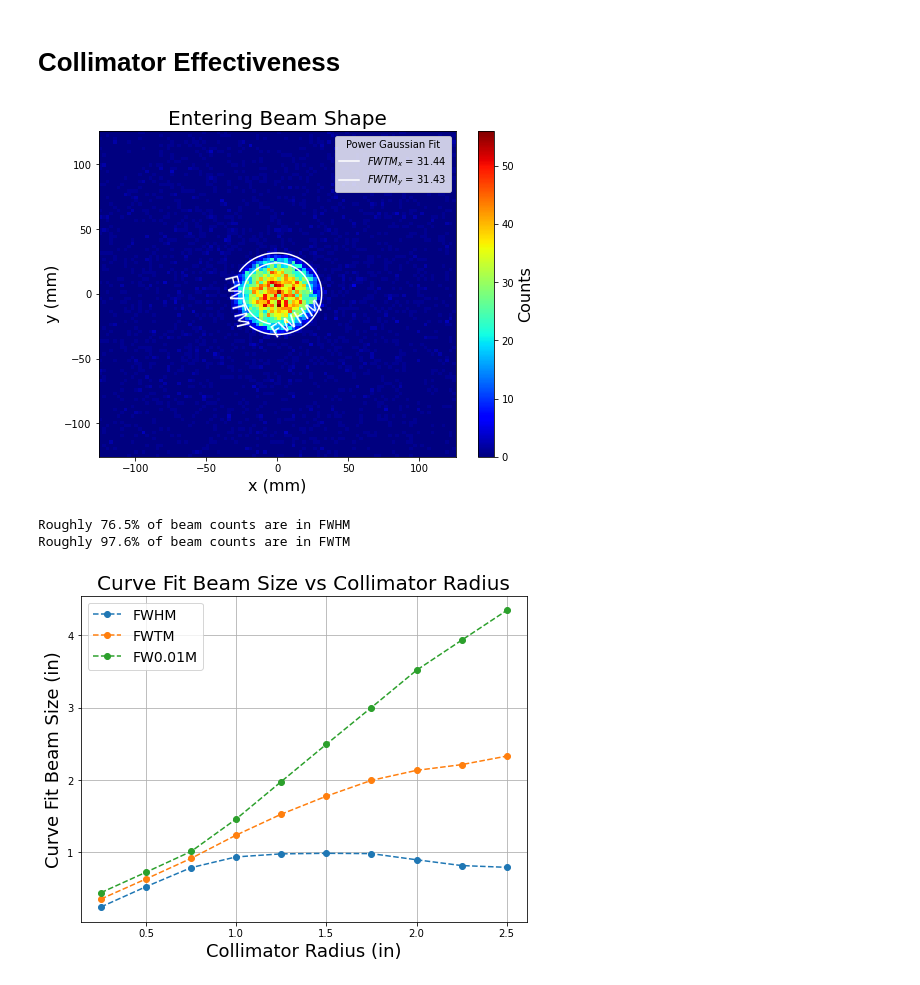
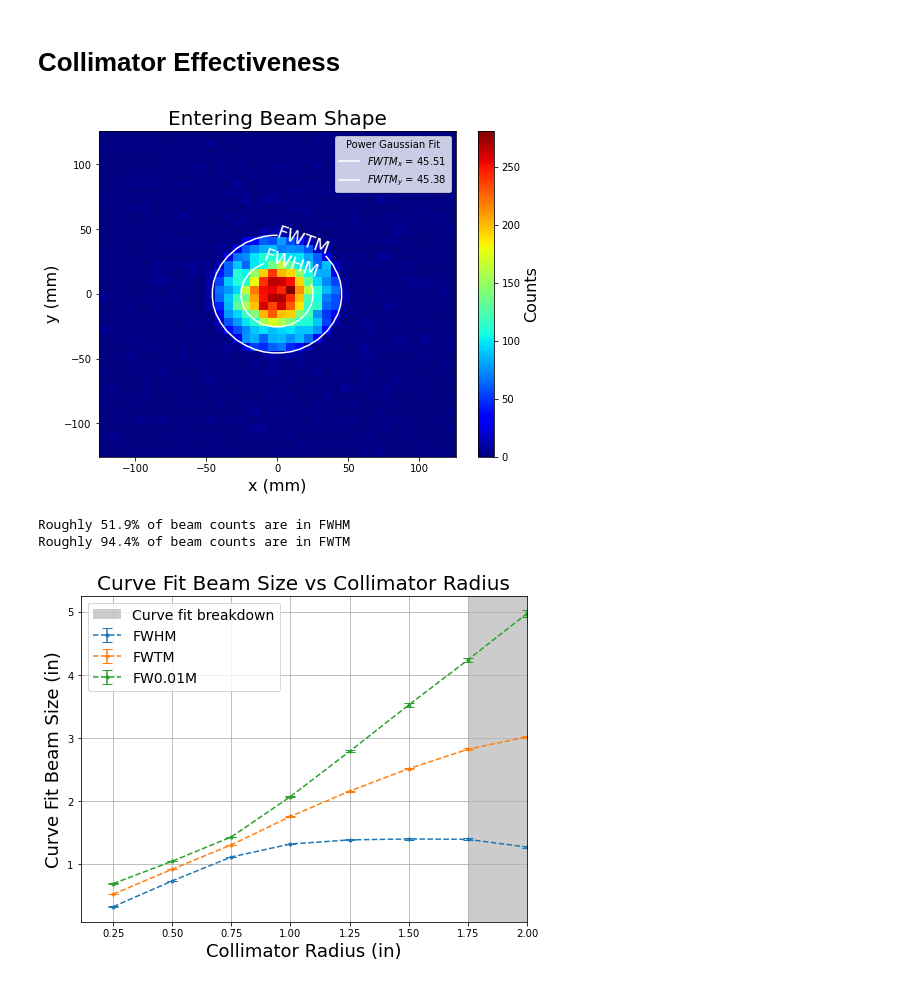
Before and after one commit to ArktisDev/Migdal, a Jupyter notebook: analysis/graphing/Collimator Analysis.ipynb, the cells around one changed output. Saved outputs shown, nothing was run; the diff lists cells and outputs as text; code cells hidden in the pictures.

Commit message:
Collimator Analysis error calculations

```diff
--- a/analysis/graphing/Collimator Analysis.ipynb
+++ b/analysis/graphing/Collimator Analysis.ipynb
@@ -32,16 +32,16 @@ while radius <= 20:
 # %%
 # Extract data from post analysis root file now
 
-radius = 4
+radius = 6
 
 file = dataDir + dataFileBase + '_' + '{:.6f}'.format(radius / 4) + '_' + str(nParticles) + '_flux.root'
 file = uproot.open(file)
 
-data = file['Entering Flux']['neutron']['posz'].arrays(library='np')
+data = file['Entering Flux']['neutron']['posz'].arrays(library='pd')
 # %%
 fig, ax = plt.subplots(figsize=(8, 6))
 
-(z, x, y, img) = ax.hist2d(data['coord1'], data['coord2'], bins=100, cmap=plt.cm.jet)
+(z, x, y, img) = ax.hist2d(data['coord1'], data['coord2'], bins=40, cmap=plt.cm.jet)
 
 # Average the left and right values for each hist bin
 x = np.convolve(x, np.ones(2)/2, mode='valid')
@@ -56,7 +56,7 @@ def GaussFit2DArr(r, amplitude, sigma_x, sigma_y, mu_x, mu_y, offset, power):
     # inverse of covariance matrix
     sigma = [[1 / (sigma_x ** 2), 0], [0, 1 / (sigma_y ** 2)]]
 
-    return offset + amplitude * np.exp(- (np.transpose(x, (0, 2, 1)) @ (sigma @ x)).ravel() ** power)
+    return offset + amplitude * np.exp(- (0.5 * np.transpose(x, (0, 2, 1)) @ (sigma @ x)).ravel() ** power)
 
 r = np.array(np.meshgrid(x, y)).T.reshape((-1, 2, 1))
 
@@ -110,6 +110,6 @@ fwtmPortion = fwtmCounts / realTotalCounts
 print("Roughly %2.1f%% of beam counts are in FWHM" % (fwhmPortion * 100))
 print("Roughly %2.1f%% of beam counts are in FWTM" % (fwtmPortion * 100))
 # %% [output]
-[figure, old version]
+[figure, new version]
-Roughly 76.5% of beam counts are in FWHM
-Roughly 97.6% of beam counts are in FWTM
+Roughly 51.9% of beam counts are in FWHM
+Roughly 94.4% of beam counts are in FWTM
@@ -174,17 +174,21 @@ while radius <= 10:
 # %%
 fig, ax = plt.subplots(figsize=(8,6))
 
-ax.plot(radii, np.array(fwhmList) / 25.4, 'o--', label='FWHM')
-ax.plot(radii, np.array(fwtmList) / 25.4, 'o--', label='FWTM')
-ax.plot(radii, np.array(fw100mList) / 25.4, 'o--', label='FW0.01M')
-
-ax.grid()
-ax.legend(fontsize=14)
+ax.errorbar(radii, np.array(fwhmList) / 25.4, fmt='o--', yerr=np.array(efwhmList) / 25.4, label='FWHM', ms=3, capsize=5)
+ax.errorbar(radii, np.array(fwtmList) / 25.4, fmt='o--', yerr=np.array(efwtmList) / 25.4, label='FWTM', ms=3, capsize=5)
+ax.errorbar(radii, np.array(fw100mList) / 25.4, fmt='o--', yerr=np.array(efw100mList) / 25.4, label='FW0.01M', ms=3, capsize=5)
 
 ax.set_xlabel("Collimator Radius (in)", fontsize=18)
 ax.set_ylabel("Curve Fit Beam Size (in)", fontsize=18)
 ax.set_title("Curve Fit Beam Size vs Collimator Radius", fontsize=20)
 
+ax.axvspan(1.75, 3, alpha=0.4, facecolor='gray', label='Curve fit breakdown')
+
+plt.xlim(right=max(radii))
+
+ax.grid()
+ax.legend(fontsize=14)
+
 plt.show()
 # %% [output]
-[figure, old version]
+[figure, new version]
```
Also changed, not shown: parts of 2 cells of this notebook.
